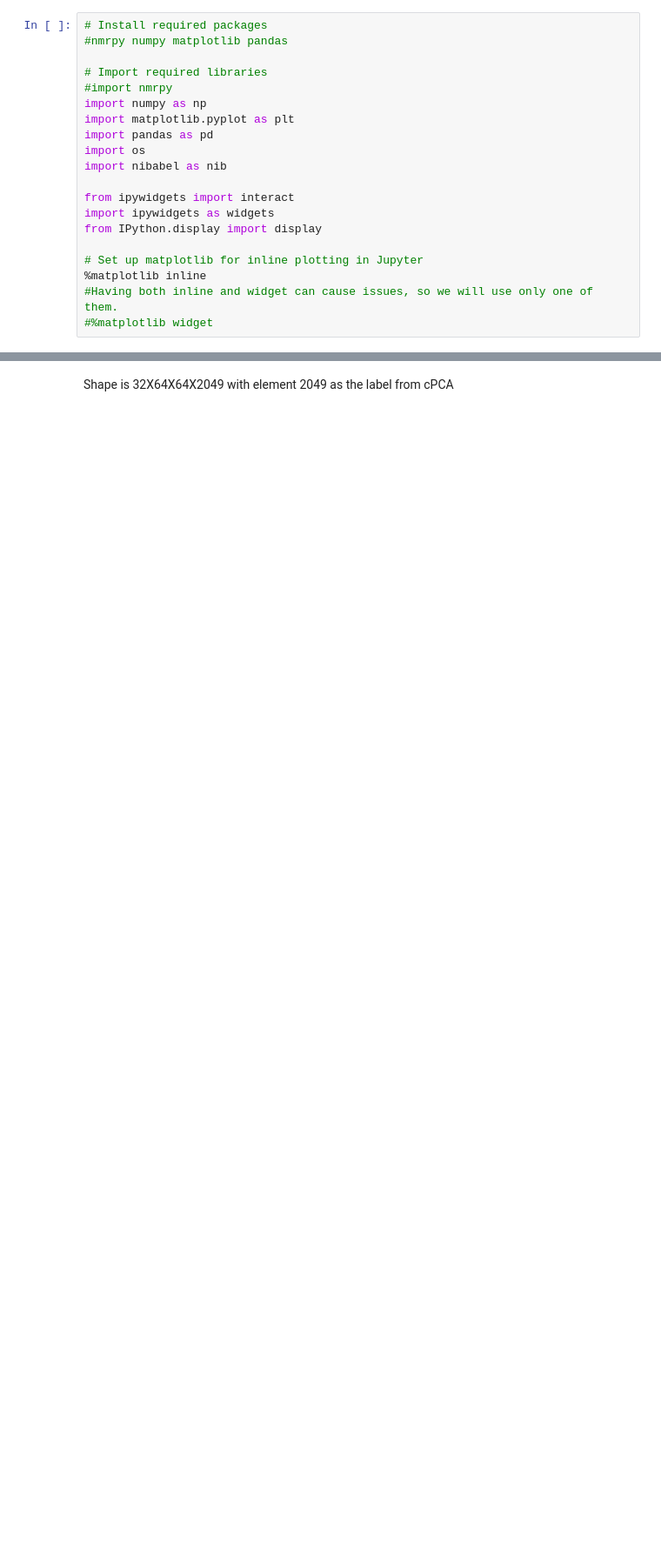
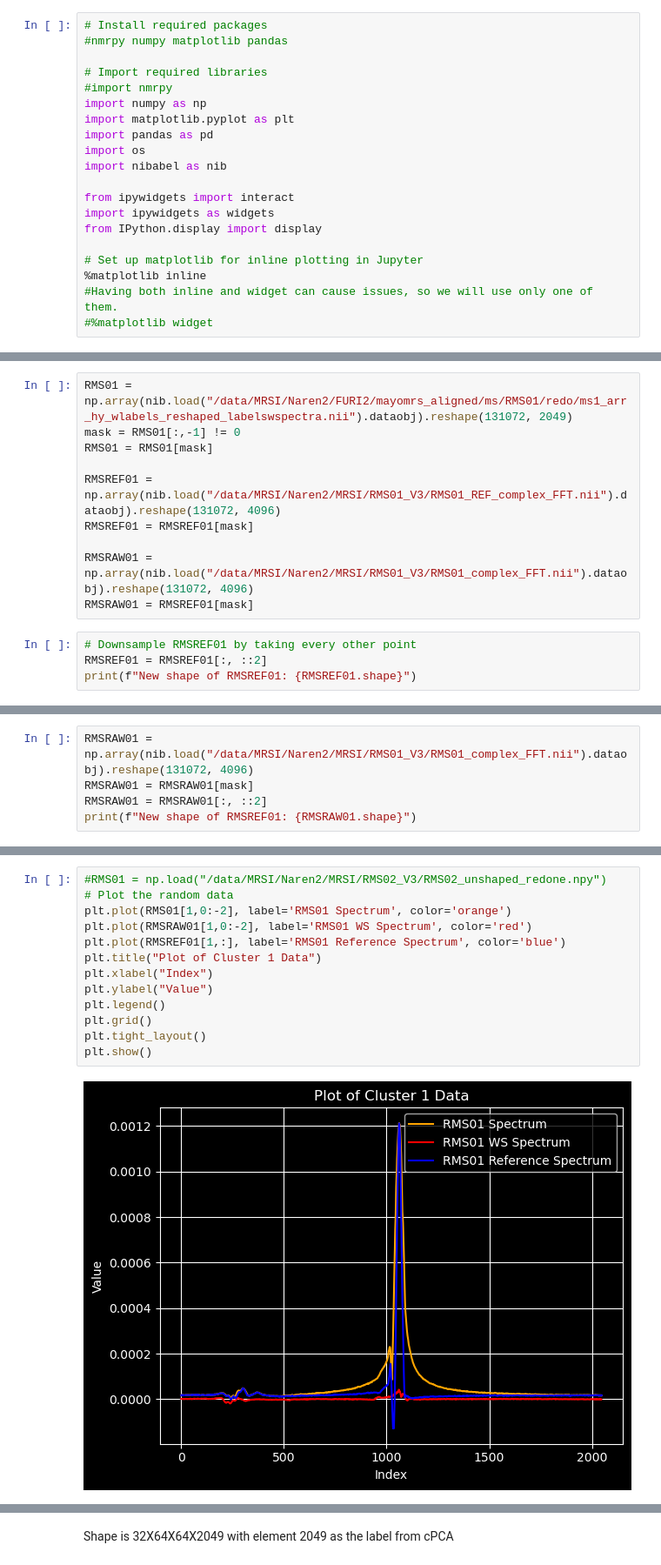
Before and after one commit to BBBartelle/MRSI_analysis, a Jupyter notebook: MRSI_ClusterAvg.ipynb, the cells around one changed output, grey strips where cells are left out. Shown at 87% size. Saved outputs shown, nothing was run; the diff lists cells and outputs as text; blank space fills up the shorter version.

Commit message:
Test script for comparing cluster voxels in MRSI data

```diff
--- a/MRSI_ClusterAvg.ipynb
+++ b/MRSI_ClusterAvg.ipynb
@@ -41,0 +32,14 @@ CON4 = np.load("/data/MRSI/Naren2/MRSI/Control04/Control04_unshaped_redone.npy")
+# %%
+RMS01 = np.array(nib.load("/data/MRSI/Naren2/FURI2/mayomrs_aligned/ms/RMS01/redo/ms1_arr_hy_wlabels_reshaped_labelswspectra.nii").dataobj).reshape(131072, 2049)
+mask = RMS01[:,-1] != 0
+RMS01 = RMS01[mask]
+
+RMSREF01 = np.array(nib.load("/data/MRSI/Naren2/MRSI/RMS01_V3/RMS01_REF_complex_FFT.nii").dataobj).reshape(131072, 4096)
+RMSREF01 = RMSREF01[mask]
+
+RMSRAW01 = np.array(nib.load("/data/MRSI/Naren2/MRSI/RMS01_V3/RMS01_complex_FFT.nii").dataobj).reshape(131072, 4096)
+RMSRAW01 = RMSREF01[mask]
+# %%
+# Downsample RMSREF01 by taking every other point
+RMSREF01 = RMSREF01[:, ::2]
+print(f"New shape of RMSREF01: {RMSREF01.shape}")
@@ -41,0 +48,5 @@ CON4 = np.load("/data/MRSI/Naren2/MRSI/Control04/Control04_unshaped_redone.npy")
+# %%
+RMSRAW01 = np.array(nib.load("/data/MRSI/Naren2/MRSI/RMS01_V3/RMS01_complex_FFT.nii").dataobj).reshape(131072, 4096)
+RMSRAW01 = RMSRAW01[mask]
+RMSRAW01 = RMSRAW01[:, ::2]
+print(f"New shape of RMSREF01: {RMSRAW01.shape}")
@@ -42,2 +55,17 @@ CON4 = np.load("/data/MRSI/Naren2/MRSI/Control04/Control04_unshaped_redone.npy")
+# %%
+#RMS01 = np.load("/data/MRSI/Naren2/MRSI/RMS02_V3/RMS02_unshaped_redone.npy")
+# Plot the random data
+plt.plot(RMS01[1,0:-2], label='RMS01 Spectrum', color='orange')
+plt.plot(RMSRAW01[1,0:-2], label='RMS01 WS Spectrum', color='red')
+plt.plot(RMSREF01[1,:], label='RMS01 Reference Spectrum', color='blue')
+plt.title("Plot of Cluster 1 Data")
+plt.xlabel("Index")
+plt.ylabel("Value")
+plt.legend()
+plt.grid()
+plt.tight_layout()
+plt.show()
+# %% [output]
+[figure, added]
 # %%
 RMS01 = np.array(nib.load("/data/MRSI/Naren2/FURI2/mayomrs_aligned/ms/RMS01/redo/ms1_arr_hy_wlabels_reshaped_labelswspectra.nii").dataobj).reshape(131072, 2049)
```
Also changed, not shown: parts of 10 cells of this notebook, 2 other files.
